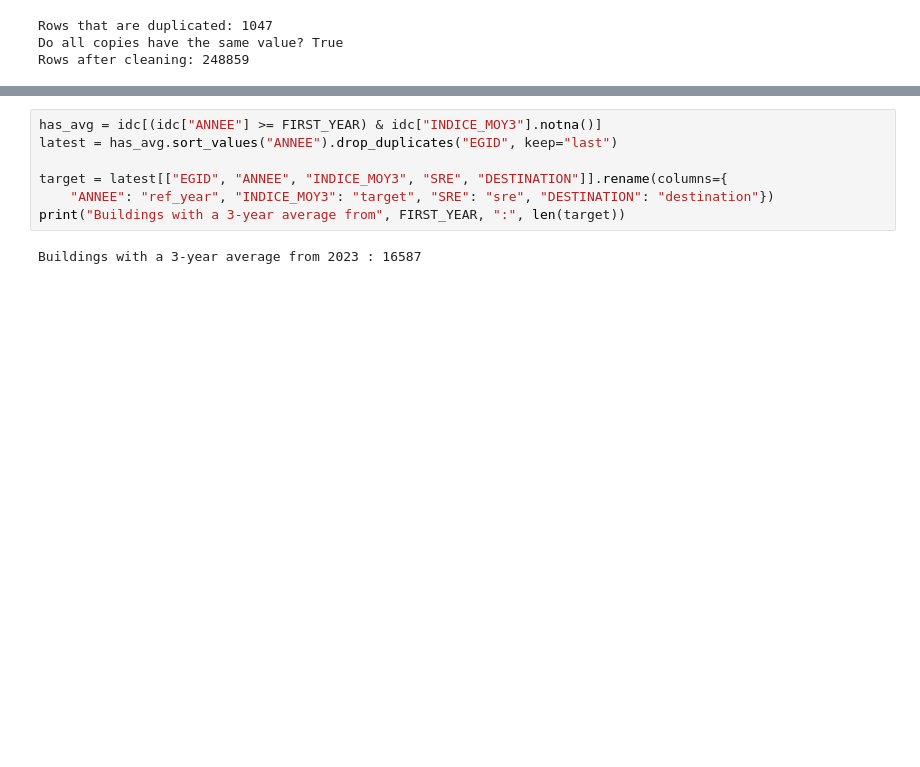
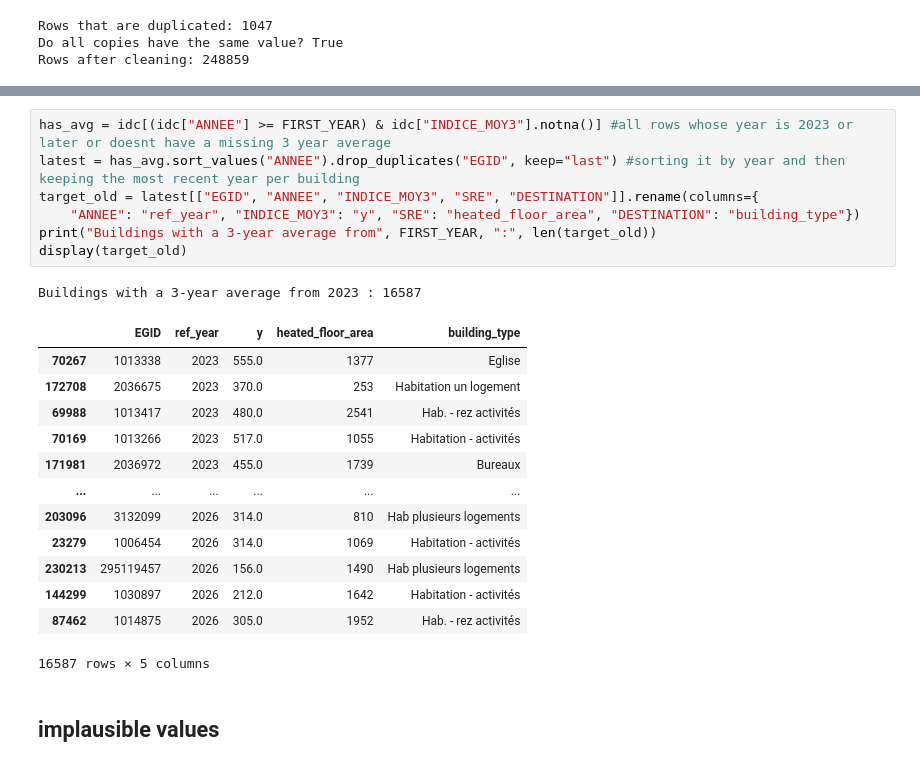
Before and after one commit to lydiasolomonn/dsf_project, a Jupyter notebook: code/01_preprocess.ipynb, the cells around one changed output, grey strips where cells are left out. Cells and saved outputs as stored; diff of their text form; blank space fills up the shorter version.

```diff
--- a/code/01_preprocess.ipynb
+++ b/code/01_preprocess.ipynb
@@ -64,9 +73,24 @@ Rows after cleaning: 248859
 # %%
-has_avg = idc[(idc["ANNEE"] >= FIRST_YEAR) & idc["INDICE_MOY3"].notna()]
-latest = has_avg.sort_values("ANNEE").drop_duplicates("EGID", keep="last")
-
-target = latest[["EGID", "ANNEE", "INDICE_MOY3", "SRE", "DESTINATION"]].rename(columns={
-    "ANNEE": "ref_year", "INDICE_MOY3": "target", "SRE": "sre", "DESTINATION": "destination"})
-print("Buildings with a 3-year average from", FIRST_YEAR, ":", len(target))
+has_avg = idc[(idc["ANNEE"] >= FIRST_YEAR) & idc["INDICE_MOY3"].notna()] #all rows whose year is 2023 or later or doesnt have a missing 3 year average
+latest = has_avg.sort_values("ANNEE").drop_duplicates("EGID", keep="last") #sorting it by year and then keeping the most recent year per building
+target_old = latest[["EGID", "ANNEE", "INDICE_MOY3", "SRE", "DESTINATION"]].rename(columns={
+    "ANNEE": "ref_year", "INDICE_MOY3": "y", "SRE": "heated_floor_area", "DESTINATION": "building_type"})
+print("Buildings with a 3-year average from", FIRST_YEAR, ":", len(target_old))
+display(target_old)
 # %% [output]
 Buildings with a 3-year average from 2023 : 16587
+|  | EGID | ref_year | y | heated_floor_area | building_type |
+| 70267 | 1013338 | 2023 | 555.0 | 1377 | Eglise |
+| 172708 | 2036675 | 2023 | 370.0 | 253 | Habitation un logement |
+| 69988 | 1013417 | 2023 | 480.0 | 2541 | Hab. - rez activités |
+| 70169 | 1013266 | 2023 | 517.0 | 1055 | Habitation - activités |
+| 171981 | 2036972 | 2023 | 455.0 | 1739 | Bureaux |
+| ... | ... | ... | ... | ... | ... |
+| 203096 | 3132099 | 2026 | 314.0 | 810 | Hab plusieurs logements |
+| 23279 | 1006454 | 2026 | 314.0 | 1069 | Habitation - activités |
+| 230213 | 295119457 | 2026 | 156.0 | 1490 | Hab plusieurs logements |
+| 144299 | 1030897 | 2026 | 212.0 | 1642 | Habitation - activités |
+| 87462 | 1014875 | 2026 | 305.0 | 1952 | Hab. - rez activités |
+16587 rows × 5 columns
+# %% [markdown]
+## implausible values
```
Also changed, not shown: parts of 15 cells of this notebook, 4 other files.
